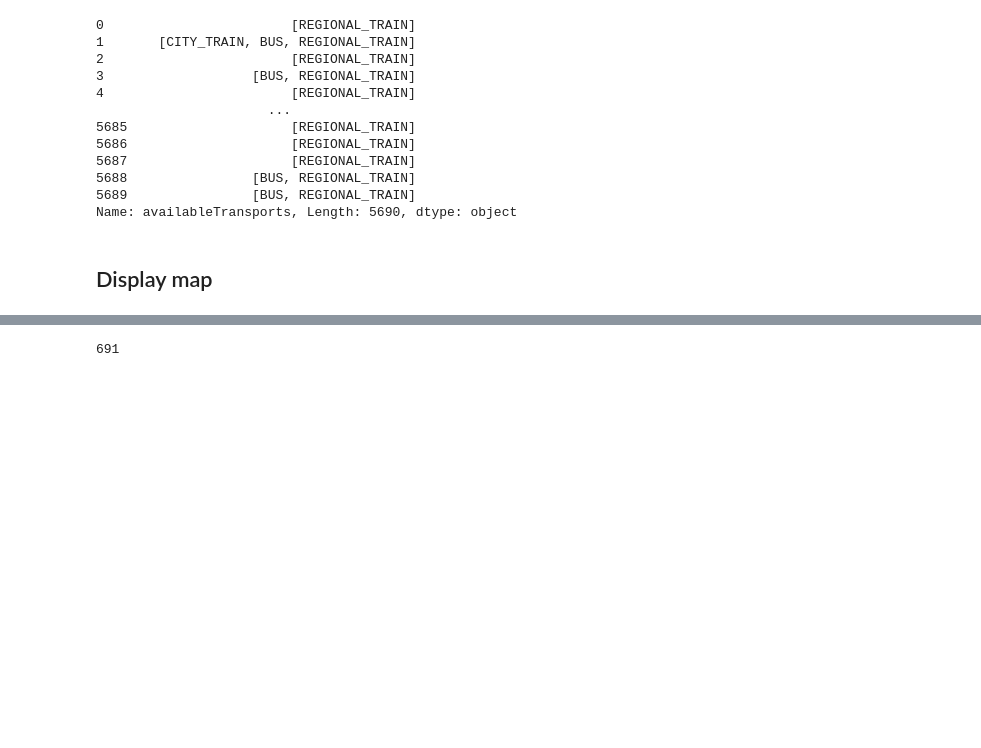
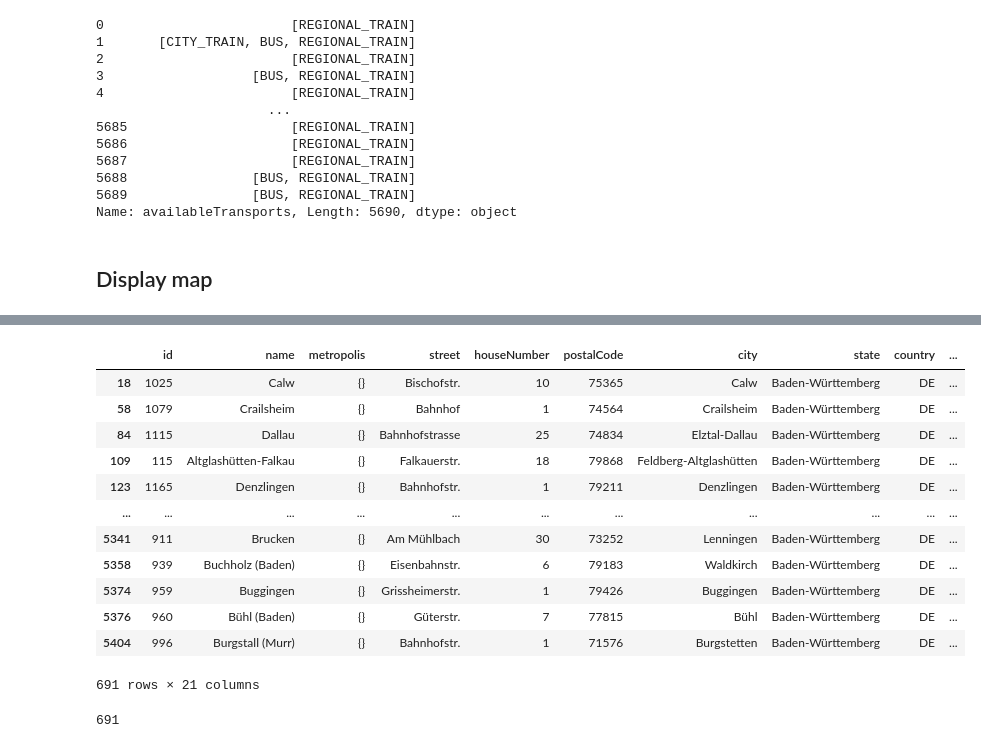
Before and after one commit to lz039/python4ds_project, a Jupyter notebook: DB_EDA.ipynb, the cells around one changed output, grey strips where cells are left out. Saved outputs shown, nothing was run; the diff lists cells and outputs as text; code cells hidden in the pictures; blank space fills up the shorter version.

```diff
--- a/DB_EDA.ipynb
+++ b/DB_EDA.ipynb
@@ -172,5 +243,21 @@ df_stations.dropna(subset = ['latitude'], inplace=True)
 # %%
-df_bw = df_stations[df_stations['state']=='Baden-Württemberg']
+df_bw = df_station_and_images[df_station_and_images['state']=='Baden-Württemberg']
+# %%
+df_bw
+# %% [output]
+|  | id | name | metropolis | street | houseNumber | postalCode | city | state | country | ... |
+| 18 | 1025 | Calw | {} | Bischofstr. | 10 | 75365 | Calw | Baden-Württemberg | DE | ... |
+| 58 | 1079 | Crailsheim | {} | Bahnhof | 1 | 74564 | Crailsheim | Baden-Württemberg | DE | ... |
+| 84 | 1115 | Dallau | {} | Bahnhofstrasse | 25 | 74834 | Elztal-Dallau | Baden-Württemberg | DE | ... |
+| 109 | 115 | Altglashütten-Falkau | {} | Falkauerstr. | 18 | 79868 | Feldberg-Altglashütten | Baden-Württemberg | DE | ... |
+| 123 | 1165 | Denzlingen | {} | Bahnhofstr. | 1 | 79211 | Denzlingen | Baden-Württemberg | DE | ... |
+| ... | ... | ... | ... | ... | ... | ... | ... | ... | ... | ... |
+| 5341 | 911 | Brucken | {} | Am Mühlbach | 30 | 73252 | Lenningen | Baden-Württemberg | DE | ... |
+| 5358 | 939 | Buchholz (Baden) | {} | Eisenbahnstr. | 6 | 79183 | Waldkirch | Baden-Württemberg | DE | ... |
+| 5374 | 959 | Buggingen | {} | Grissheimerstr. | 1 | 79426 | Buggingen | Baden-Württemberg | DE | ... |
+| 5376 | 960 | Bühl (Baden) | {} | Güterstr. | 7 | 77815 | Bühl | Baden-Württemberg | DE | ... |
+| 5404 | 996 | Burgstall (Murr) | {} | Bahnhofstr. | 1 | 71576 | Burgstetten | Baden-Württemberg | DE | ... |
+691 rows × 21 columns
 # %%
 len(df_bw)
 # %% [output]
```
Also changed, not shown: parts of 11 cells of this notebook, 2 other files.
